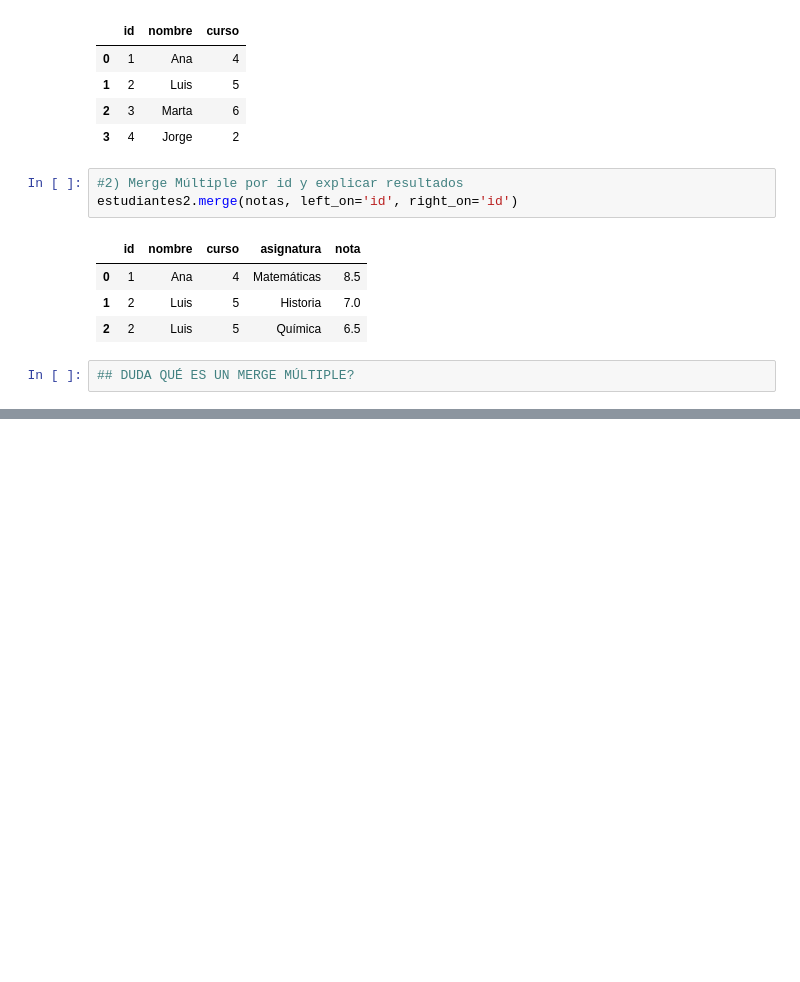
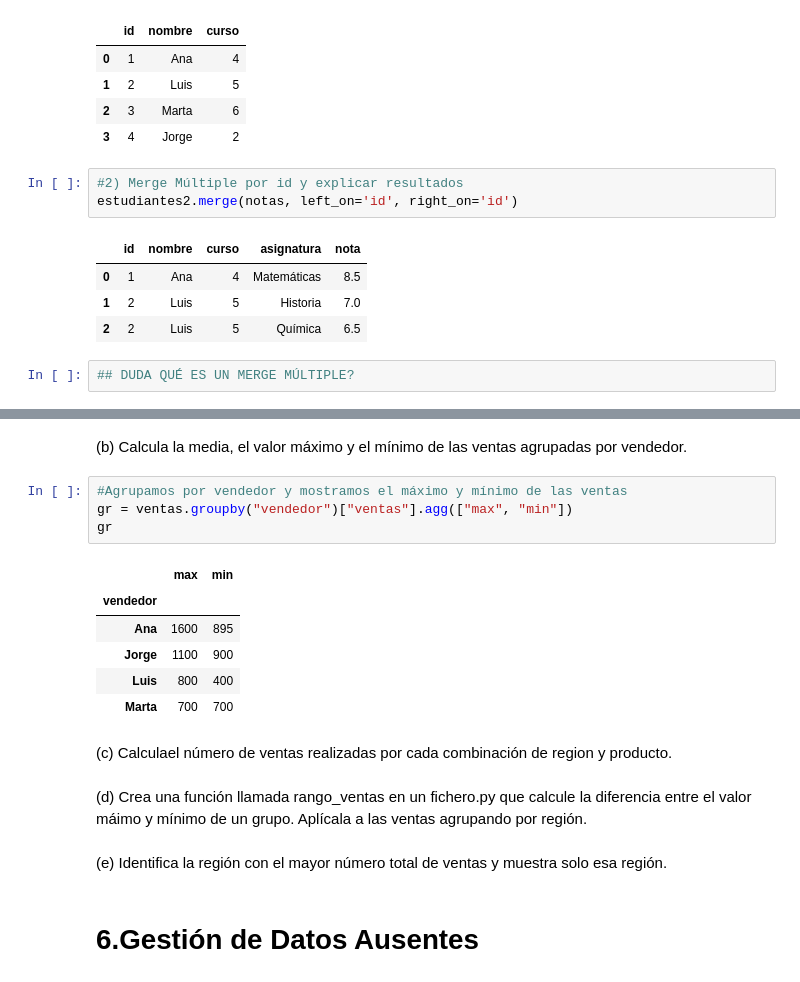
Before and after one commit to enricllorcamendoza-2002/ttad1, a Jupyter notebook: Entrega_2.ipynb, the cells around one changed output, grey strips where cells are left out. Drawn from its saved outputs; the diff is of its cells as text; blank space fills up the shorter version.

```diff
--- a/Entrega_2.ipynb
+++ b/Entrega_2.ipynb
@@ -441,0 +477,21 @@ estudiantes2.merge(notas, left_on='id', right_on='id')
+# %% [markdown]
+ (b) Calcula la media, el valor máximo y el mínimo de las ventas agrupadas por vendedor.
+# %%
+#Agrupamos por vendedor y mostramos el máximo y mínimo de las ventas
+gr = ventas.groupby("vendedor")["ventas"].agg(["max", "min"])
+gr
+# %% [output]
+|  | max | min |
+| vendedor |  |  |
+| Ana | 1600 | 895 |
+| Jorge | 1100 | 900 |
+| Luis | 800 | 400 |
+| Marta | 700 | 700 |
+# %% [markdown]
+ (c) Calculael número de ventas realizadas por cada combinación de region y producto.
+# %% [markdown]
+ (d) Crea una función llamada rango_ventas en un fichero.py que calcule la diferencia entre el valor máimo y mínimo de un grupo. Aplícala a las ventas agrupando por región.
+# %% [markdown]
+ (e) Identifica la región con el mayor número total de ventas y muestra solo esa región.
+# %% [markdown]
+# 6.Gestión de Datos Ausentes
```
Also changed, not shown: parts of 5 cells of this notebook.
